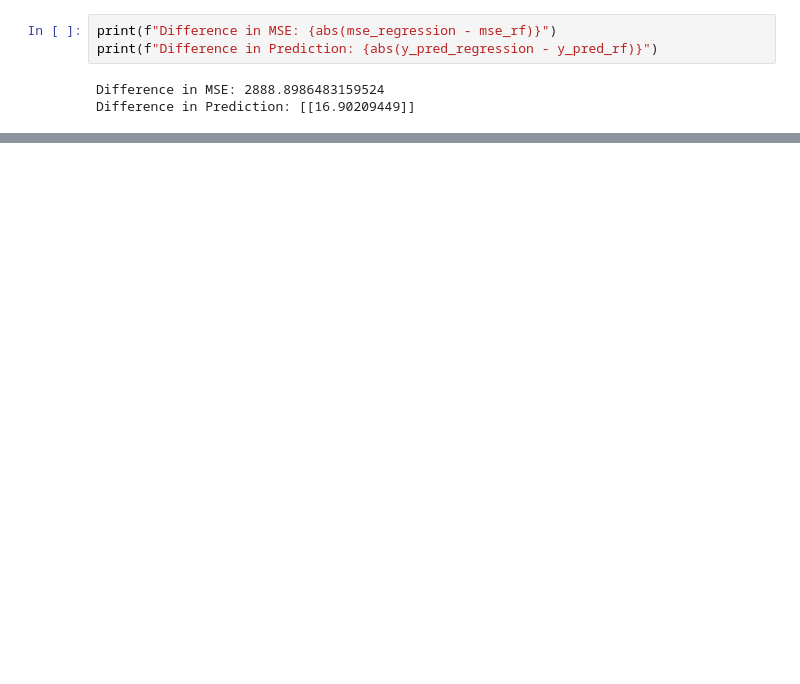
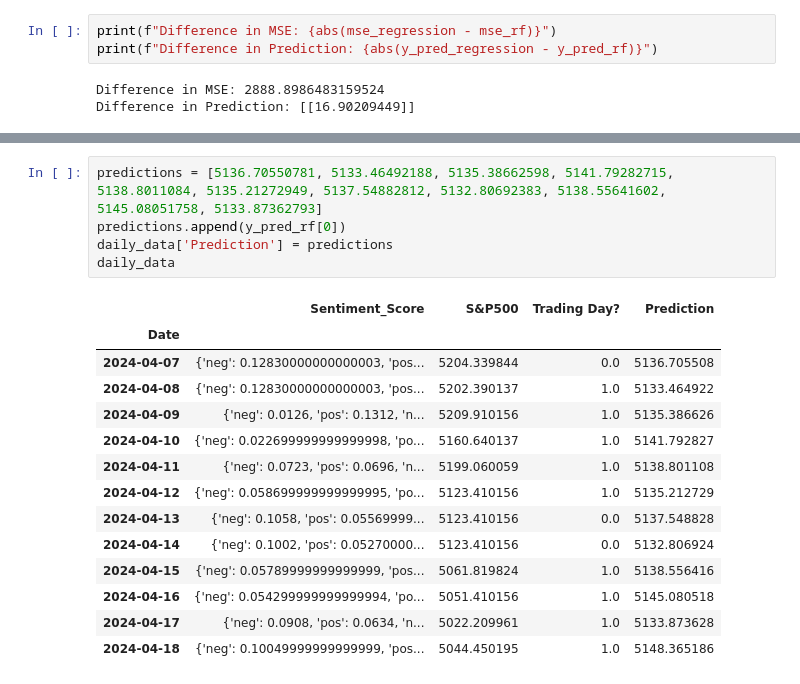
Before and after one commit to matebmx/Stock-Market-Sentiment-Analysis, a Jupyter notebook: Project.ipynb, the cells around one changed output, grey strips where cells are left out. Saved outputs shown, nothing was run; the diff lists cells and outputs as text; blank space fills up the shorter version.

Commit message:
Daily data

```diff
--- a/Project.ipynb
+++ b/Project.ipynb
@@ -492,0 +509,20 @@ Difference in Prediction: [[16.90209449]]
+# %%
+predictions = [5136.70550781, 5133.46492188, 5135.38662598, 5141.79282715, 5138.8011084, 5135.21272949, 5137.54882812, 5132.80692383, 5138.55641602, 5145.08051758, 5133.87362793]
+predictions.append(y_pred_rf[0])
+daily_data['Prediction'] = predictions
+daily_data
+# %% [output]
+|  | Sentiment_Score | S&P500 | Trading Day? | Prediction |
+| Date |  |  |  |  |
+| 2024-04-07 | {'neg': 0.12830000000000003, 'pos... | 5204.339844 | 0.0 | 5136.705508 |
+| 2024-04-08 | {'neg': 0.12830000000000003, 'pos... | 5202.390137 | 1.0 | 5133.464922 |
+| 2024-04-09 | {'neg': 0.0126, 'pos': 0.1312, 'n... | 5209.910156 | 1.0 | 5135.386626 |
+| 2024-04-10 | {'neg': 0.022699999999999998, 'po... | 5160.640137 | 1.0 | 5141.792827 |
+| 2024-04-11 | {'neg': 0.0723, 'pos': 0.0696, 'n... | 5199.060059 | 1.0 | 5138.801108 |
+| 2024-04-12 | {'neg': 0.058699999999999995, 'po... | 5123.410156 | 1.0 | 5135.212729 |
+| 2024-04-13 | {'neg': 0.1058, 'pos': 0.05569999... | 5123.410156 | 0.0 | 5137.548828 |
+| 2024-04-14 | {'neg': 0.1002, 'pos': 0.05270000... | 5123.410156 | 0.0 | 5132.806924 |
+| 2024-04-15 | {'neg': 0.05789999999999999, 'pos... | 5061.819824 | 1.0 | 5138.556416 |
+| 2024-04-16 | {'neg': 0.054299999999999994, 'po... | 5051.410156 | 1.0 | 5145.080518 |
+| 2024-04-17 | {'neg': 0.0908, 'pos': 0.0634, 'n... | 5022.209961 | 1.0 | 5133.873628 |
+| 2024-04-18 | {'neg': 0.10049999999999999, 'pos... | 5044.450195 | 1.0 | 5148.365186 |
```
Also changed, not shown: parts of 4 cells of this notebook, 2 other files.
